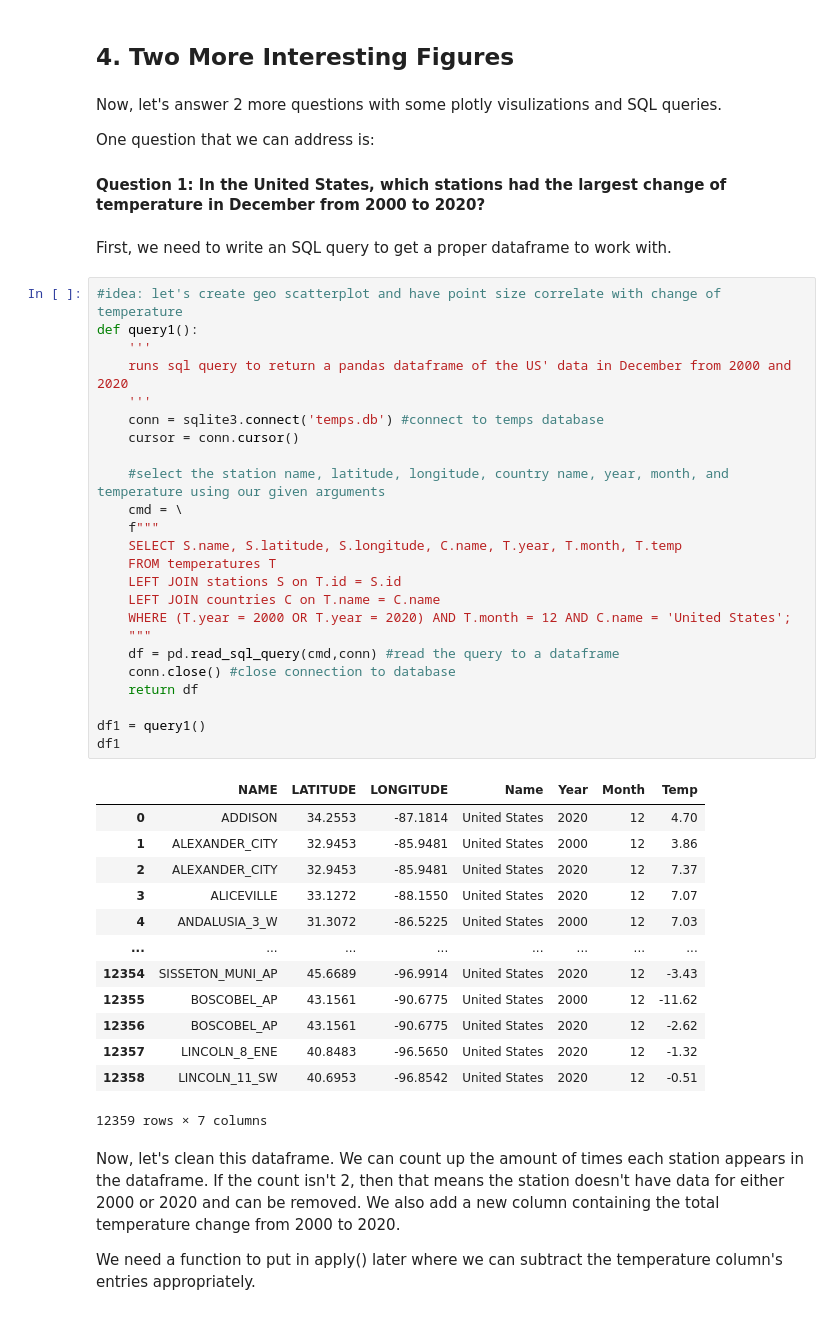
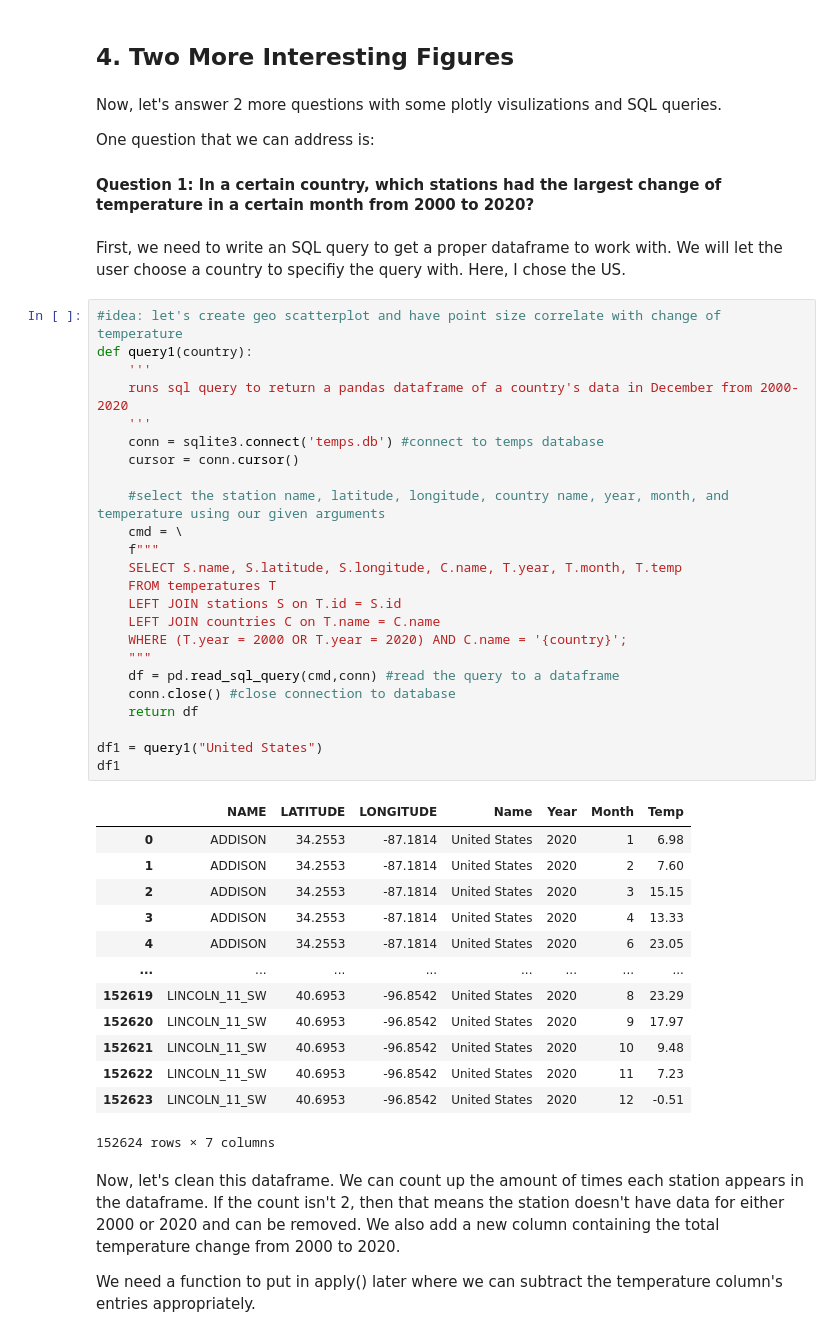
Before and after one commit to nickchu8/Temperature-Geo-Visualizations, a Jupyter notebook: index.ipynb, the cells around one changed output. Cells and saved outputs as stored; diff of their text form.

```diff
--- a/index.ipynb
+++ b/index.ipynb
@@ -291,47 +311,47 @@ Now, let's answer 2 more questions with some plotly visulizations and SQL querie
 
 One question that we can address is:
 
-#### Question 1: In the United States, which stations had the largest change of temperature in December from 2000 to 2020?
+#### Question 1: In a certain country, which stations had the largest change of temperature in a certain month from 2000 to 2020?
 # %% [markdown]
-First, we need to write an SQL query to get a proper dataframe to work with.
+First, we need to write an SQL query to get a proper dataframe to work with. We will let the user choose a country to specifiy the query with. Here, I chose the US.
 # %%
 #idea: let's create geo scatterplot and have point size correlate with change of temperature
-def query1():
+def query1(country):
     '''
-    runs sql query to return a pandas dataframe of the US' data in December from 2000 and 2020
+    runs sql query to return a pandas dataframe of a country's data in December from 2000-2020
     '''
     conn = sqlite3.connect('temps.db') #connect to temps database
     cursor = conn.cursor()
 
     #select the station name, latitude, longitude, country name, year, month, and temperature using our given arguments
     cmd = \
     f"""
     SELECT S.name, S.latitude, S.longitude, C.name, T.year, T.month, T.temp
     FROM temperatures T
     LEFT JOIN stations S on T.id = S.id
     LEFT JOIN countries C on T.name = C.name
-    WHERE (T.year = 2000 OR T.year = 2020) AND T.month = 12 AND C.name = 'United States';
+    WHERE (T.year = 2000 OR T.year = 2020) AND C.name = '{country}';
     """
     df = pd.read_sql_query(cmd,conn) #read the query to a dataframe
     conn.close() #close connection to database
     return df
 
-df1 = query1()
+df1 = query1("United States")
 df1
 # %% [output]
 |  | NAME | LATITUDE | LONGITUDE | Name | Year | Month | Temp |
-| 0 | ADDISON | 34.2553 | -87.1814 | United States | 2020 | 12 | 4.70 |
-| 1 | ALEXANDER_CITY | 32.9453 | -85.9481 | United States | 2000 | 12 | 3.86 |
-| 2 | ALEXANDER_CITY | 32.9453 | -85.9481 | United States | 2020 | 12 | 7.37 |
-| 3 | ALICEVILLE | 33.1272 | -88.1550 | United States | 2020 | 12 | 7.07 |
-| 4 | ANDALUSIA_3_W | 31.3072 | -86.5225 | United States | 2000 | 12 | 7.03 |
+| 0 | ADDISON | 34.2553 | -87.1814 | United States | 2020 | 1 | 6.98 |
+| 1 | ADDISON | 34.2553 | -87.1814 | United States | 2020 | 2 | 7.60 |
+| 2 | ADDISON | 34.2553 | -87.1814 | United States | 2020 | 3 | 15.15 |
+| 3 | ADDISON | 34.2553 | -87.1814 | United States | 2020 | 4 | 13.33 |
+| 4 | ADDISON | 34.2553 | -87.1814 | United States | 2020 | 6 | 23.05 |
 | ... | ... | ... | ... | ... | ... | ... | ... |
-| 12354 | SISSETON_MUNI_AP | 45.6689 | -96.9914 | United States | 2020 | 12 | -3.43 |
-| 12355 | BOSCOBEL_AP | 43.1561 | -90.6775 | United States | 2000 | 12 | -11.62 |
-| 12356 | BOSCOBEL_AP | 43.1561 | -90.6775 | United States | 2020 | 12 | -2.62 |
-| 12357 | LINCOLN_8_ENE | 40.8483 | -96.5650 | United States | 2020 | 12 | -1.32 |
-| 12358 | LINCOLN_11_SW | 40.6953 | -96.8542 | United States | 2020 | 12 | -0.51 |
+| 152619 | LINCOLN_11_SW | 40.6953 | -96.8542 | United States | 2020 | 8 | 23.29 |
+| 152620 | LINCOLN_11_SW | 40.6953 | -96.8542 | United States | 2020 | 9 | 17.97 |
+| 152621 | LINCOLN_11_SW | 40.6953 | -96.8542 | United States | 2020 | 10 | 9.48 |
+| 152622 | LINCOLN_11_SW | 40.6953 | -96.8542 | United States | 2020 | 11 | 7.23 |
+| 152623 | LINCOLN_11_SW | 40.6953 | -96.8542 | United States | 2020 | 12 | -0.51 |
-12359 rows × 7 columns
+152624 rows × 7 columns
 # %% [markdown]
 Now, let's clean this dataframe. We can count up the amount of times each station appears in the dataframe. If the count isn't 2, then that means the station doesn't have data for either 2000 or 2020 and can be removed. We also add a new column containing the total temperature change from 2000 to 2020.
 
```
Also changed, not shown: parts of 24 cells of this notebook.
